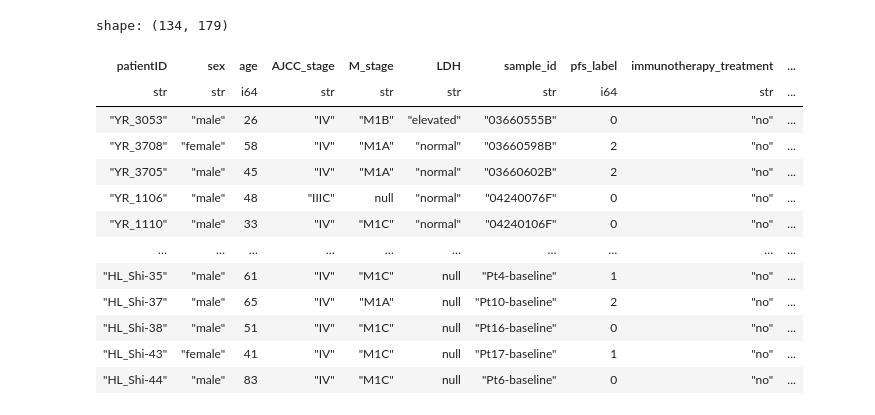
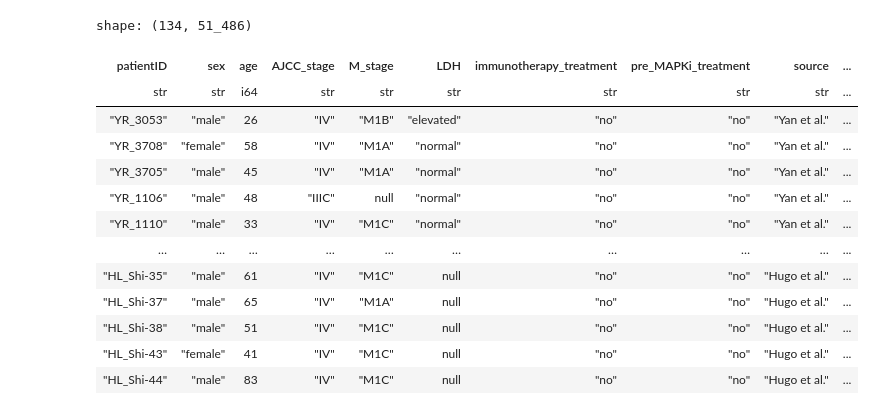
Before and after one commit to dinhhb/modeling_gene_expression, a Jupyter notebook: eda/eda-clinical-gex.ipynb, the cells around one changed output. Cells and saved outputs as stored; diff of their text form; code cells hidden in the pictures.

```diff
--- a/eda/eda-clinical-gex.ipynb
+++ b/eda/eda-clinical-gex.ipynb
@@ -1,23 +1,23 @@
 # %%
 import polars as pl
 
-clinical_gex = pl.read_csv(f'../dataset/created/clinical_gex_corrected.csv')
+clinical_gex = pl.read_csv(f'../dataset/created/clinical_gex.csv')
 clinical_gex
 # %% [output]
-shape: (134, 179)
+shape: (134, 51_486)
-| patientID | sex | age | AJCC_stage | M_stage | LDH | sample_id | pfs_label | immunotherapy_treatment | ... |
-| str | str | i64 | str | str | str | str | i64 | str | ... |
-| "YR_3053" | "male" | 26 | "IV" | "M1B" | "elevated" | "03660555B" | 0 | "no" | ... |
-| "YR_3708" | "female" | 58 | "IV" | "M1A" | "normal" | "03660598B" | 2 | "no" | ... |
-| "YR_3705" | "male" | 45 | "IV" | "M1A" | "normal" | "03660602B" | 2 | "no" | ... |
-| "YR_1106" | "male" | 48 | "IIIC" | null | "normal" | "04240076F" | 0 | "no" | ... |
-| "YR_1110" | "male" | 33 | "IV" | "M1C" | "normal" | "04240106F" | 0 | "no" | ... |
+| patientID | sex | age | AJCC_stage | M_stage | LDH | immunotherapy_treatment | pre_MAPKi_treatment | source | ... |
+| str | str | i64 | str | str | str | str | str | str | ... |
+| "YR_3053" | "male" | 26 | "IV" | "M1B" | "elevated" | "no" | "no" | "Yan et al." | ... |
+| "YR_3708" | "female" | 58 | "IV" | "M1A" | "normal" | "no" | "no" | "Yan et al." | ... |
+| "YR_3705" | "male" | 45 | "IV" | "M1A" | "normal" | "no" | "no" | "Yan et al." | ... |
+| "YR_1106" | "male" | 48 | "IIIC" | null | "normal" | "no" | "no" | "Yan et al." | ... |
+| "YR_1110" | "male" | 33 | "IV" | "M1C" | "normal" | "no" | "no" | "Yan et al." | ... |
 | … | … | … | … | … | … | … | … | … | ... |
-| "HL_Shi-35" | "male" | 61 | "IV" | "M1C" | null | "Pt4-baseline" | 1 | "no" | ... |
-| "HL_Shi-37" | "male" | 65 | "IV" | "M1A" | null | "Pt10-baseline" | 2 | "no" | ... |
-| "HL_Shi-38" | "male" | 51 | "IV" | "M1C" | null | "Pt16-baseline" | 0 | "no" | ... |
-| "HL_Shi-43" | "female" | 41 | "IV" | "M1C" | null | "Pt17-baseline" | 1 | "no" | ... |
-| "HL_Shi-44" | "male" | 83 | "IV" | "M1C" | null | "Pt6-baseline" | 0 | "no" | ... |
+| "HL_Shi-35" | "male" | 61 | "IV" | "M1C" | null | "no" | "no" | "Hugo et al." | ... |
+| "HL_Shi-37" | "male" | 65 | "IV" | "M1A" | null | "no" | "no" | "Hugo et al." | ... |
+| "HL_Shi-38" | "male" | 51 | "IV" | "M1C" | null | "no" | "no" | "Hugo et al." | ... |
+| "HL_Shi-43" | "female" | 41 | "IV" | "M1C" | null | "no" | "no" | "Hugo et al." | ... |
+| "HL_Shi-44" | "male" | 83 | "IV" | "M1C" | null | "no" | "no" | "Hugo et al." | ... |
 # %%
 CLINICAL_COLS = ["patientID", "sex", "age", "AJCC_stage", "M_stage", "LDH", "pfs_label",
                 "immunotherapy_treatment", "pre_MAPKi_treatment",
```
Also changed, not shown: parts of 5 cells of this notebook, 9 other files.
